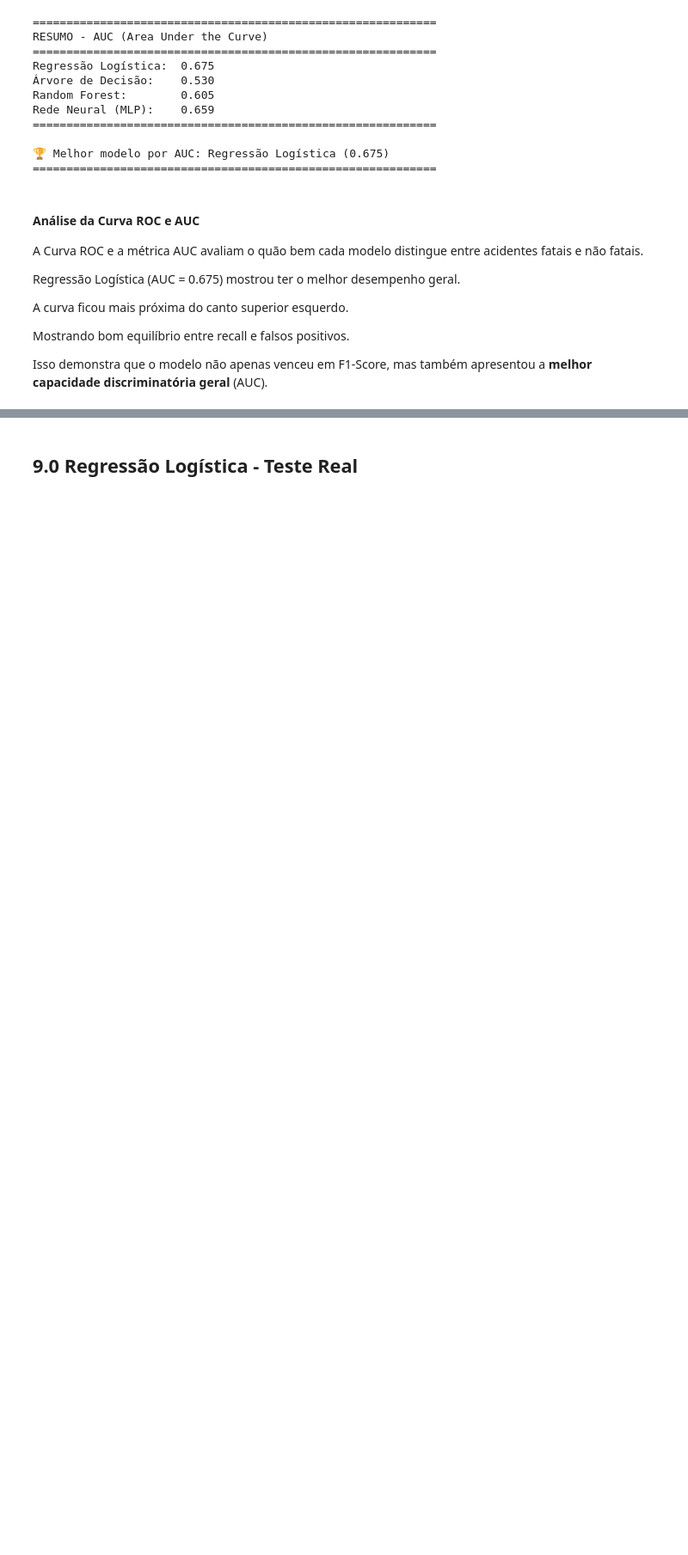
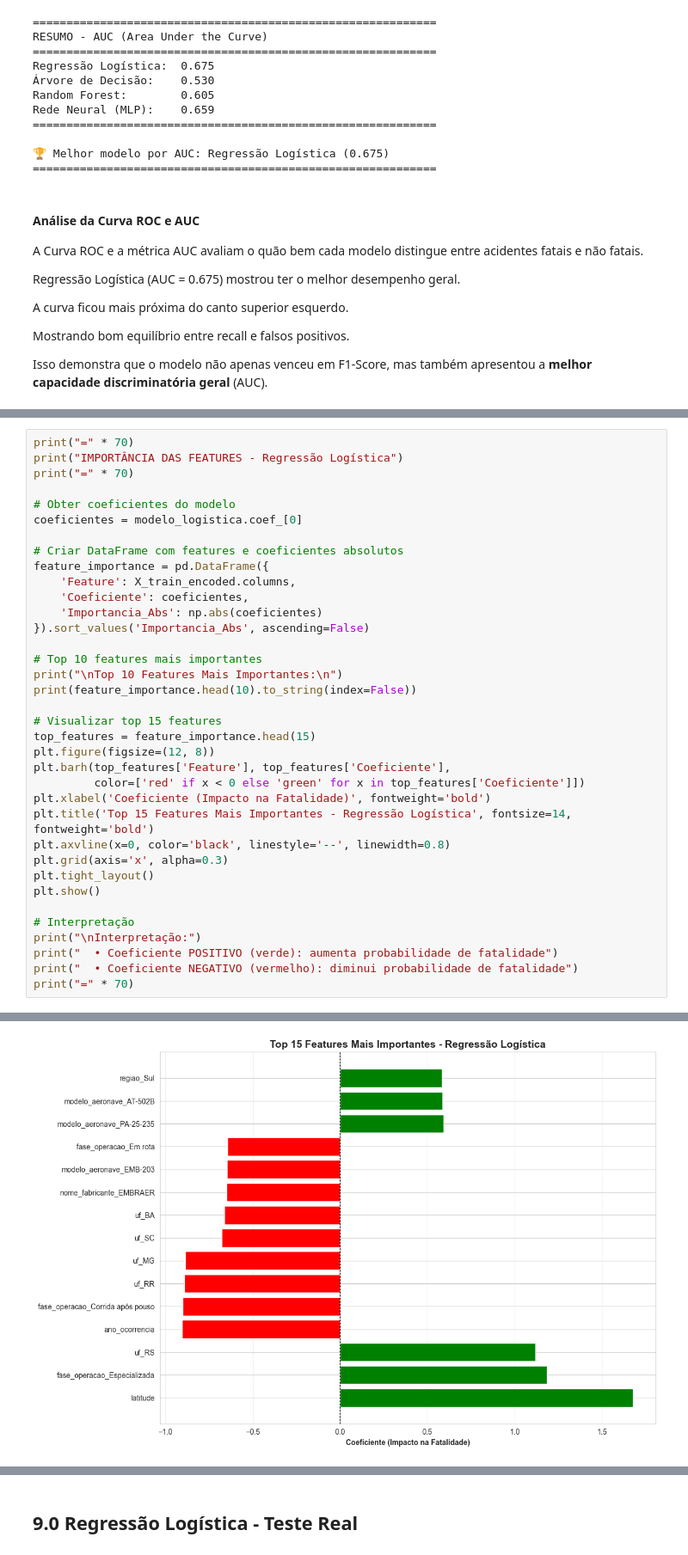
Before and after one commit to vtQuadros/Trabalho-Machine-Learning, a Jupyter notebook: projeto.ipynb, the cells around one changed output, grey strips where cells are left out. Shown: that part at 86% size. Cells and saved outputs as stored; diff of their text form; blank space fills up the shorter version.

```diff
--- a/projeto.ipynb
+++ b/projeto.ipynb
@@ -955,0 +973,37 @@ Isso demonstra que o modelo não apenas venceu em F1-Score, mas também apresent
+# %%
+print("=" * 70)
+print("IMPORTÂNCIA DAS FEATURES - Regressão Logística")
+print("=" * 70)
+
+# Obter coeficientes do modelo
+coeficientes = modelo_logistica.coef_[0]
+
+# Criar DataFrame com features e coeficientes absolutos
+feature_importance = pd.DataFrame({
+    'Feature': X_train_encoded.columns,
+    'Coeficiente': coeficientes,
+    'Importancia_Abs': np.abs(coeficientes)
+}).sort_values('Importancia_Abs', ascending=False)
+
+# Top 10 features mais importantes
+print("\nTop 10 Features Mais Importantes:\n")
+print(feature_importance.head(10).to_string(index=False))
+
+# Visualizar top 15 features
+top_features = feature_importance.head(15)
+plt.figure(figsize=(12, 8))
+plt.barh(top_features['Feature'], top_features['Coeficiente'],
+         color=['red' if x < 0 else 'green' for x in top_features['Coeficiente']])
+plt.xlabel('Coeficiente (Impacto na Fatalidade)', fontweight='bold')
+plt.title('Top 15 Features Mais Importantes - Regressão Logística', fontsize=14, fontweight='bold')
+plt.axvline(x=0, color='black', linestyle='--', linewidth=0.8)
+plt.grid(axis='x', alpha=0.3)
+plt.tight_layout()
+plt.show()
+
+# Interpretação
+print("\nInterpretação:")
+print("  • Coeficiente POSITIVO (verde): aumenta probabilidade de fatalidade")
+print("  • Coeficiente NEGATIVO (vermelho): diminui probabilidade de fatalidade")
+print("=" * 70)
+# %% [output]
@@ -955,0 +1027 @@ Isso demonstra que o modelo não apenas venceu em F1-Score, mas também apresent
+[figure, added]
```
Also changed, not shown: parts of 12 cells of this notebook.
